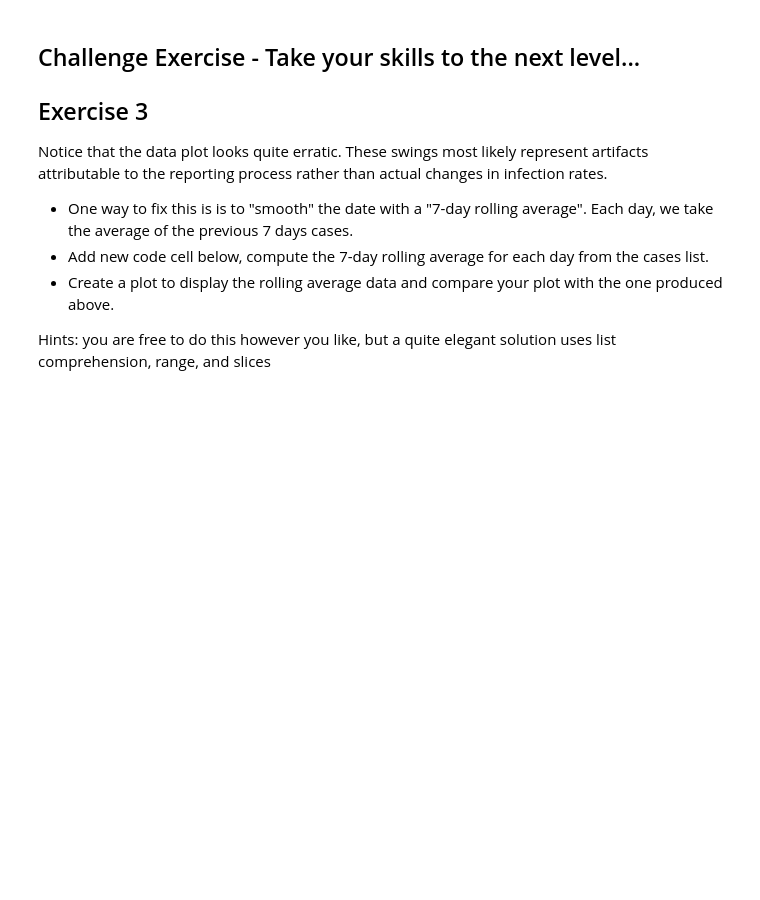
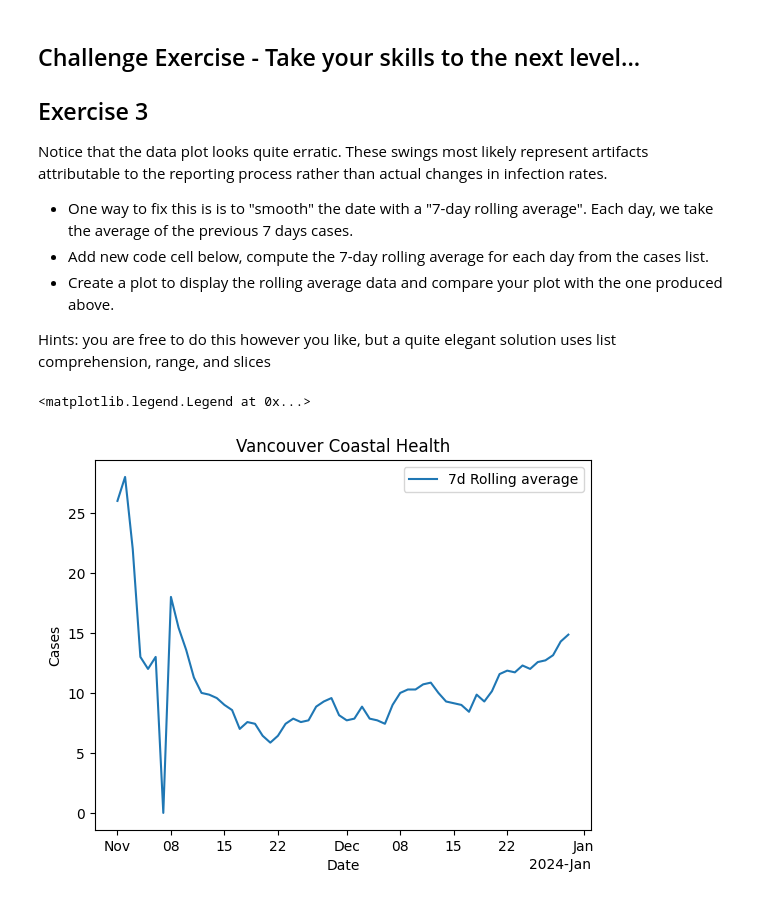
Before and after one commit to zhdavidlu/cap-comp215, a Jupyter notebook: labs/lab01-intro.ipynb, the cells around one changed output. Saved outputs shown, nothing was run; the diff lists cells and outputs as text; code cells hidden in the pictures; blank space fills up the shorter version.

```diff
--- a/labs/lab01-intro.ipynb
+++ b/labs/lab01-intro.ipynb
@@ -200,0 +229,30 @@ Each day, we take the average of the previous 7 days cases.
+# %%
+# Ex. 3 (challenge) your code here
+
+# Problem with this idea: first 7 days not smoothed
+
+avg_cases = [0] * len(n_cases)
+
+for i in range(len(n_cases)):
+
+  if i < 6:
+
+    avg_cases[i] = n_cases[i]
+
+  else:
+
+    avg_cases[i] = sum(n_cases[i-7:i])/7
+
+_, ax = plt.subplots()
+
+locator = mdates.AutoDateLocator()
+formatter = mdates.ConciseDateFormatter(locator)
+ax.xaxis.set_major_locator(locator)
+ax.xaxis.set_major_formatter(formatter)
+
+ax.plot(dates, avg_cases, label = '7d Rolling average')
+ax.set(title = f'{hr_name}', xlabel = "Date", ylabel = "Cases")
+ax.legend()
+# %% [output]
+<matplotlib.legend.Legend at 0x...>
+[figure, added]
```
Also changed, not shown: parts of 4 cells of this notebook.
